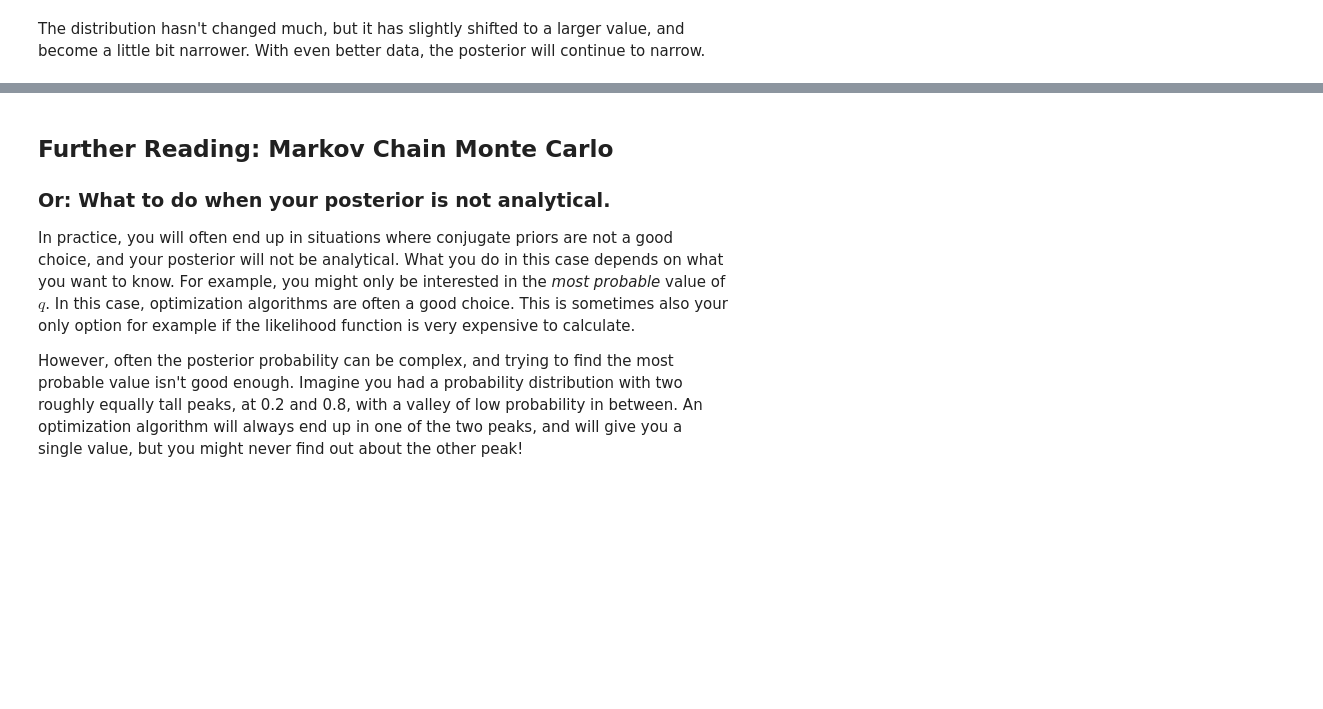
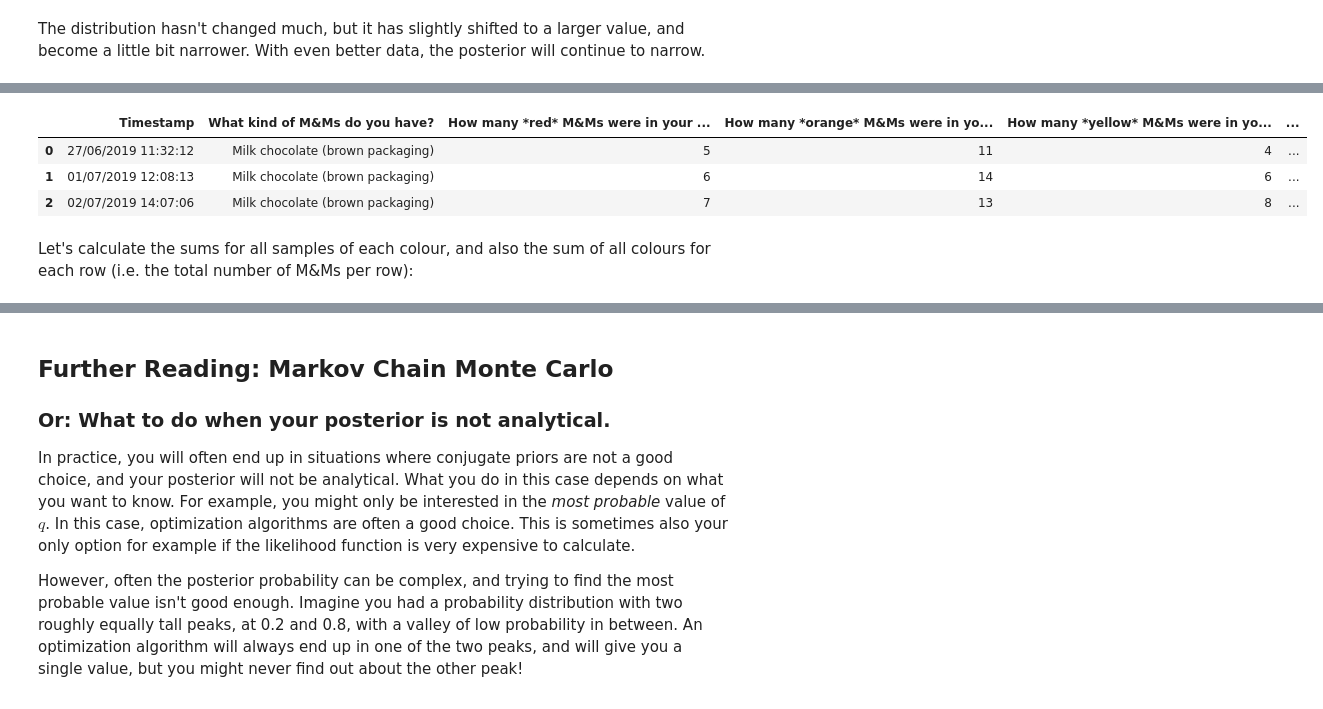
Before and after one commit to dhuppenkothen/bayesian-statistics-tutorial, a Jupyter notebook: code/Modelling_M&Ms_Solutions.ipynb, the cells around one changed output, grey strips where cells are left out. Saved outputs shown, nothing was run; the diff lists cells and outputs as text; code cells hidden in the pictures; blank space fills up the shorter version.

```diff
--- a/code/Modelling_M&Ms_Solutions.ipynb
+++ b/code/Modelling_M&Ms_Solutions.ipynb
@@ -451,0 +458,11 @@ The distribution hasn't changed much, but it has slightly shifted to a larger va
+# %%
+df = pd.read_csv("../data/mm_counts.csv", sep=",")
+# %%
+df.head()
+# %% [output]
+|  | Timestamp | What kind of M&Ms do you have? | How many *red* M&Ms were in your ... | How many *orange* M&Ms were in yo... | How many *yellow* M&Ms were in yo... | ... |
+| 0 | 27/06/2019 11:32:12 | Milk chocolate (brown packaging) | 5 | 11 | 4 | ... |
+| 1 | 01/07/2019 12:08:13 | Milk chocolate (brown packaging) | 6 | 14 | 6 | ... |
+| 2 | 02/07/2019 14:07:06 | Milk chocolate (brown packaging) | 7 | 13 | 8 | ... |
+# %% [markdown]
+Let's calculate the sums for all samples of each colour, and also the sum of all colours for each row (i.e. the total number of M&Ms per row):
```
Also changed, not shown: parts of 12 cells of this notebook, 1 other file.
